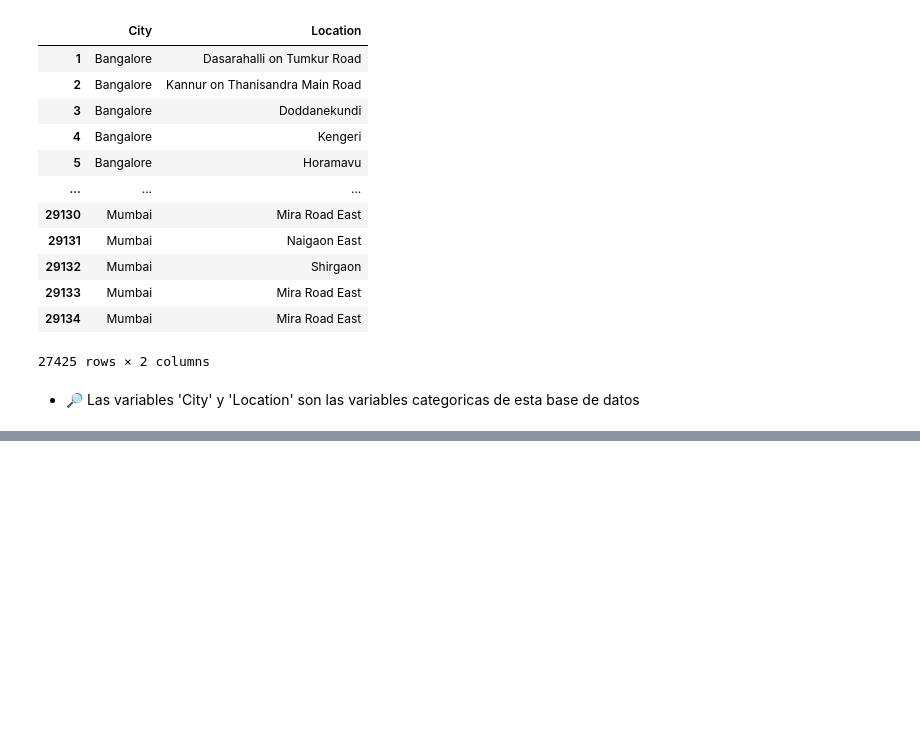
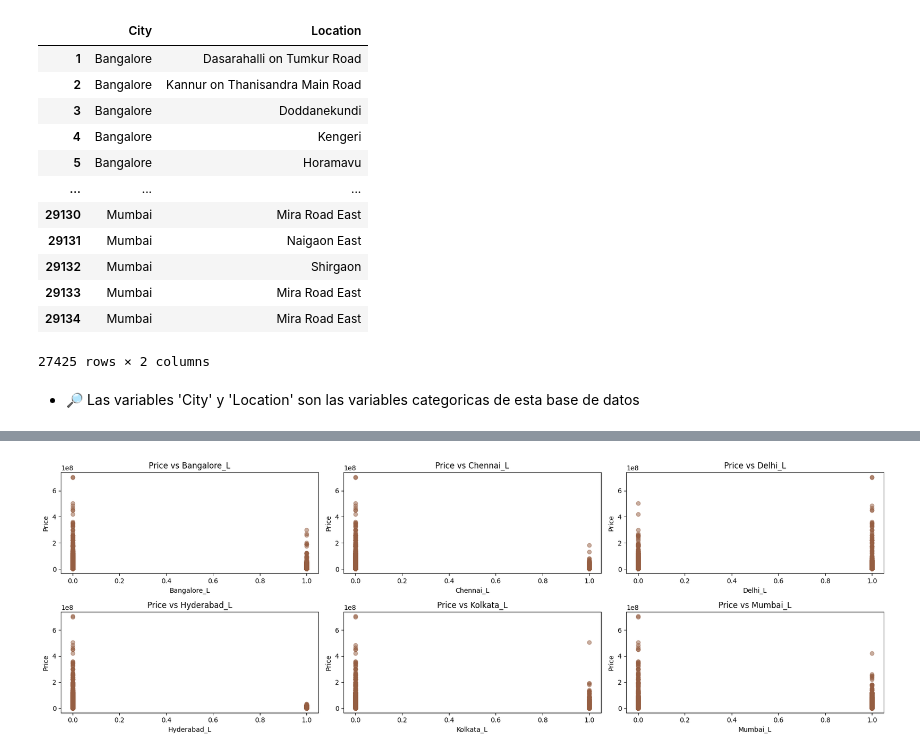
Before and after one commit to C0SS10/AI4ENG-II, a Jupyter notebook: House-Price-Predict.ipynb, the cells around one changed output, grey strips where cells are left out. Drawn from its saved outputs; the diff is of its cells as text; code cells hidden in the pictures; blank space fills up the shorter version.

```diff
--- a/House-Price-Predict.ipynb
+++ b/House-Price-Predict.ipynb
@@ -320,0 +305,21 @@ data_sin_atipicos_copy[data_sin_atipicos_copy['City'] == "Delhi"].head()
+# %%
+from sklearn.preprocessing import LabelEncoder
+
+'''
+0 Bangalore
+1 Chennai
+2 Delhi
+3 Hyderabad
+4 Kolkata
+5 Mumbai
+'''
+
+# Vamos a ponerle un número único para identificar cada ciudad
+le = LabelEncoder()
+
+# Codificando la columna 'City'
+data_sin_atipicos_copy["City_Encoded"] = le.fit_transform(data_sin_atipicos_copy["City"])
+data_sin_atipicos_copy = data_sin_atipicos_copy.drop(['City'], axis=1)
+data_sin_atipicos_copy = data_sin_atipicos_copy.rename(columns={'City_Encoded': 'City'})
+
+data_sin_atipicos_copy.head()
@@ -320,0 +382,15 @@ data_sin_atipicos_copy[data_sin_atipicos_copy['City'] == "Delhi"].head()
+# %%
+# Gráficos de dispersión
+plt.figure(figsize=(18, 6))
+
+for i, city in enumerate(['Bangalore_L', 'Chennai_L', 'Delhi_L', 'Hyderabad_L', 'Kolkata_L', 'Mumbai_L']):
+    plt.subplot(2, 3, i+1)
+    plt.scatter(dataframe_onehot[city], dataframe_onehot['Price'], alpha=0.5, color='#955E42')
+    plt.title(f'Price vs {city}')
+    plt.xlabel(city)
+    plt.ylabel('Price')
+
+plt.tight_layout()
+plt.show()
+# %% [output]
+[figure, added]
```
Also changed, not shown: parts of 10 cells of this notebook.
